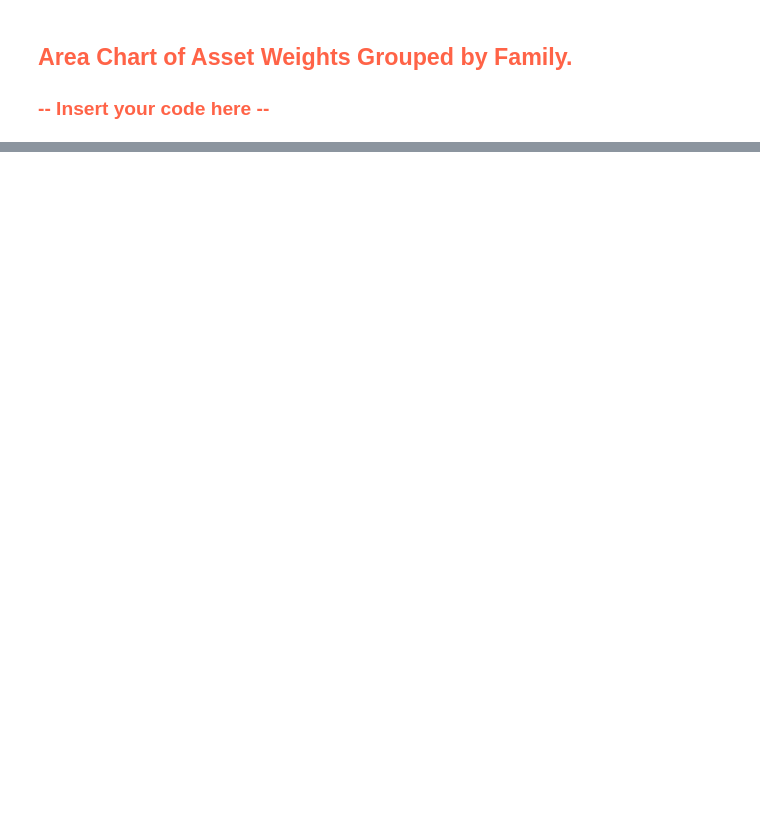
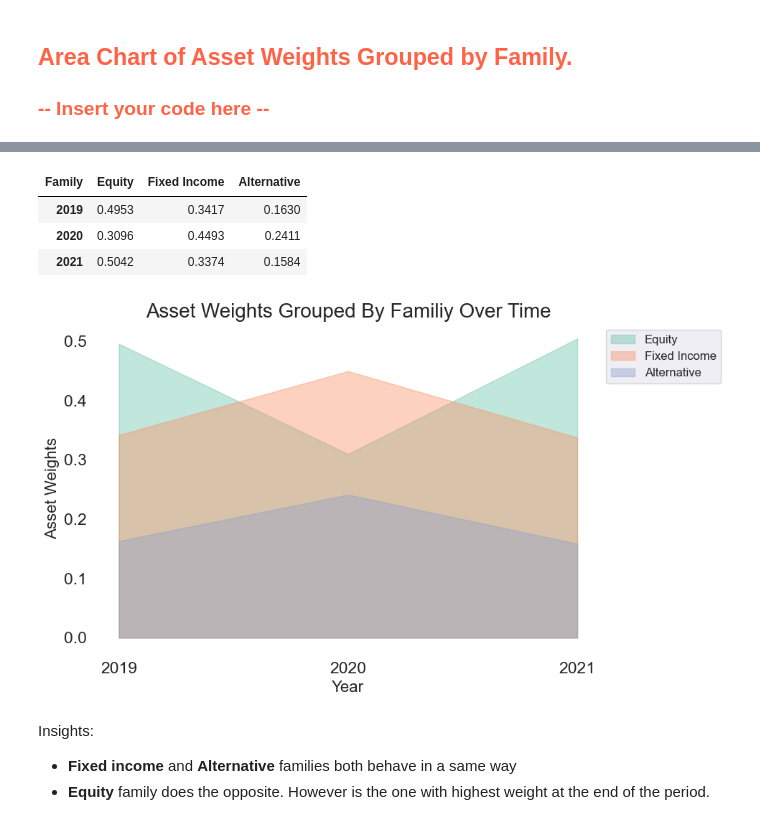
Before and after one commit to martaverfer/tech-challenge, a Jupyter notebook: src/Tech-Challenge.ipynb, the cells around one changed output, grey strips where cells are left out. Cells and saved outputs as stored; diff of their text form; code cells hidden in the pictures; blank space fills up the shorter version.

```diff
--- a/src/Tech-Challenge.ipynb
+++ b/src/Tech-Challenge.ipynb
@@ -434,3 +510,8 @@ Annualized Portfolio Return: 12.48%
 # %% [markdown]
 <h2 style="color: #FF6347;">Area Chart of Asset Weights Grouped by Family.</h2>
 <h3 style="color: #FF6347;">-- Insert your code here --</h3>
+# %%
+# Read the CVS
+data3 = pd.read_csv('../dataset/asset_information_data.csv')
+family_df = data3.copy()
+family_df
@@ -436,0 +543,4 @@ Annualized Portfolio Return: 12.48%
+# %%
+# Merge the two DataFrames on Name
+assets_fam_df = n_area_chart_df.merge(family_df, on= "Name", how='inner')
+assets_fam_df
@@ -436,0 +554,57 @@ Annualized Portfolio Return: 12.48%
+# %%
+# Pivot table to have the sum of the weights for each family
+pivot_df = assets_fam_df.pivot_table(index=['Family'], values=[2019, 2020, 2021], aggfunc='sum').round(4)
+
+# transpose again to have the years as index
+pivot_df = pivot_df.T
+# %%
+# Change the order of the columns for better visualization
+pivot_df = pivot_df[['Equity', 'Fixed Income', 'Alternative']]
+pivot_df
+# %% [output]
+| Family | Equity | Fixed Income | Alternative |
+| 2019 | 0.4953 | 0.3417 | 0.1630 |
+| 2020 | 0.3096 | 0.4493 | 0.2411 |
+| 2021 | 0.5042 | 0.3374 | 0.1584 |
+# %%
+# Plot the area chart
+fig, ax = plt.subplots(figsize=(10, 6))
+
+# Convert the PeriodIndex to the year (integer) for x-axis
+x = pivot_df.index  # The x-values (years)
+y_values = pivot_df.values.T  # The y-values (asset weights, transposed)
+
+# Create a color palette with 3 colors (since there are 3 assets)
+palette = sns.color_palette("Set2", n_colors=3)
+
+# Set figure and axis background to 'none' to remove background color
+ax.set_facecolor('white')
+
+# Plot each asset weight using fill_between
+for i, asset in enumerate(pivot_df.columns):
+    ax.fill_between(x, y_values[i], label=asset, color=palette[i], alpha=0.4)
+
+# Add title and labels
+ax.set_title('Asset Weights Grouped By Familiy Over Time', fontsize=20)
+ax.set_xlabel('Year', fontsize=16)
+ax.set_ylabel('Asset Weights', fontsize=16)
+
+# Manually set the x-axis labels to show years
+ax.set_xticks(x)
+ax.set_xticklabels([str(year) for year in x])
+
+# Add a legend with more space around the plot to prevent overlap
+ax.legend(loc='upper left', bbox_to_anchor=(1, 1), fontsize=12)
+
+# Adjust layout to make space for the legend
+plt.tight_layout()  # Automatically adjusts subplots to fit into the figure area.
+plt.subplots_adjust(right=0.8)  # Increase space to the right for the legend
+
+# Show the plot
+plt.show()
+# %% [output]
+[figure, added]
+# %% [markdown]
+Insights:
+- **Fixed income** and **Alternative** families both behave in a same way
+- **Equity** family does the opposite. However is the one with highest weight at the end of the period.
```
Also changed, not shown: parts of 23 cells of this notebook, 2 other files.
